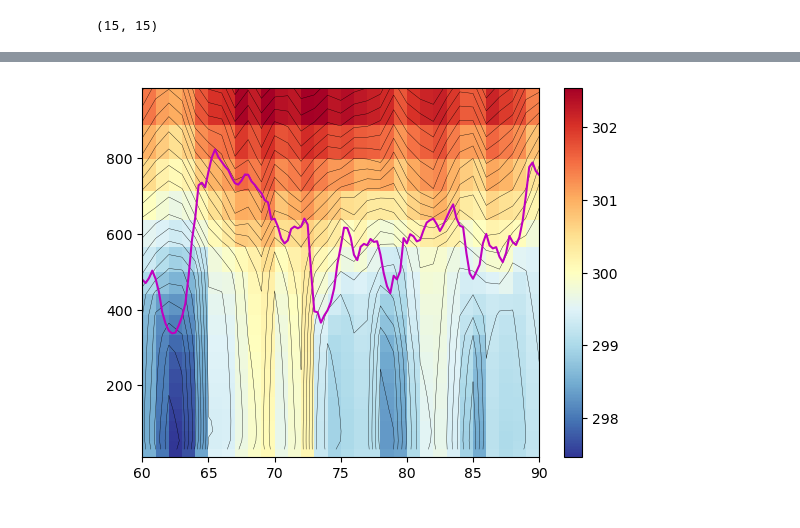
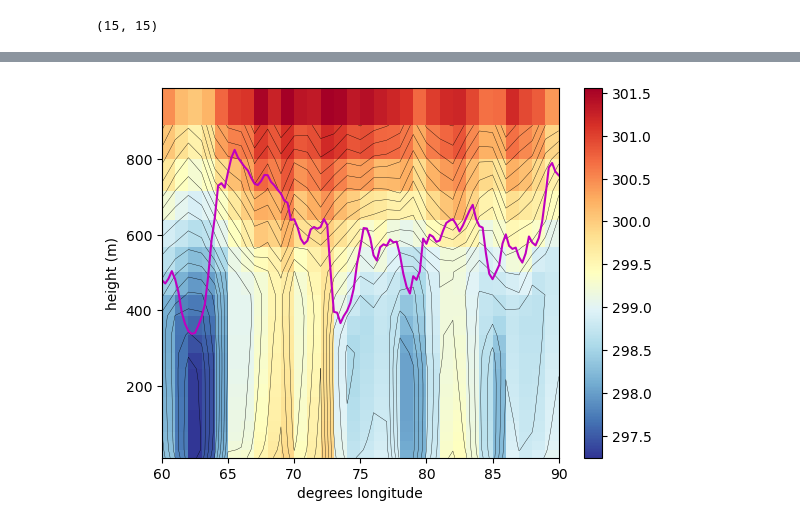
Before and after one commit to deszoeke/cmip6, a Jupyter notebook: era5/era5_mjo_vert.ipynb, the cells around one changed output, grey strips where cells are left out. Drawn from its saved outputs; the diff is of its cells as text; code cells hidden in the pictures.

```diff
--- a/era5/era5_mjo_vert.ipynb
+++ b/era5/era5_mjo_vert.ipynb
@@ -125,0 +137,9 @@ end
+# %%
+# map along 3rd dimension
+erath = [theta(erat[i],pres[i[3]+1]) for i in CartesianIndices(erat)]
+# i iterates, taking on each tuple of indices for erat; va;ues i[3]
+# offset pres to match vert dim of theta.
+# 1.1 s fastest; slow for the recommended way
+
+# 2.7 s, mapslices slightly slower
+# mapslices(t->theta.(t,pres), erat, dims=3)
@@ -126,14 +164,18 @@ end
 # %%
 pd = permutedims
 anom(x,dims) = x .- mean(x,dims)
 
+# plot lon-vert cross section
 clf()
-pcolormesh(era[:longitude][61:91], galt[1:end], pd(erath[61:90,11,:,1]),
+pcolormesh(era[:longitude][61:91], galt[1:end], pd(erath[61:90,11,1:end,1]),
     shading="flat", cmap=ColorMap("RdYlBu_r"))
 colorbar()
-contour(era[:longitude][61:91], galt[1:end-1], pd(erath[61:91,11,:,1]),
+contour(era[:longitude][61:91], galt[2:end], pd(erath[61:91,11,:,1]),
     colors="k", linewidths=0.25, levels= 296.8:0.2:303.2)
 plot(blh[:longitude][241:end], blh[:blh][241:end,41,1], color="m")
+xlabel("degrees longitude")
+ylabel("height (m)")
+savefig("th_pblh_lonsect_OctNov2011.png")
 gcf()
 # %% [output]
-[figure, old version]
+[figure, new version]
```
Also changed, not shown: parts of 16 cells of this notebook, 4 other files.
